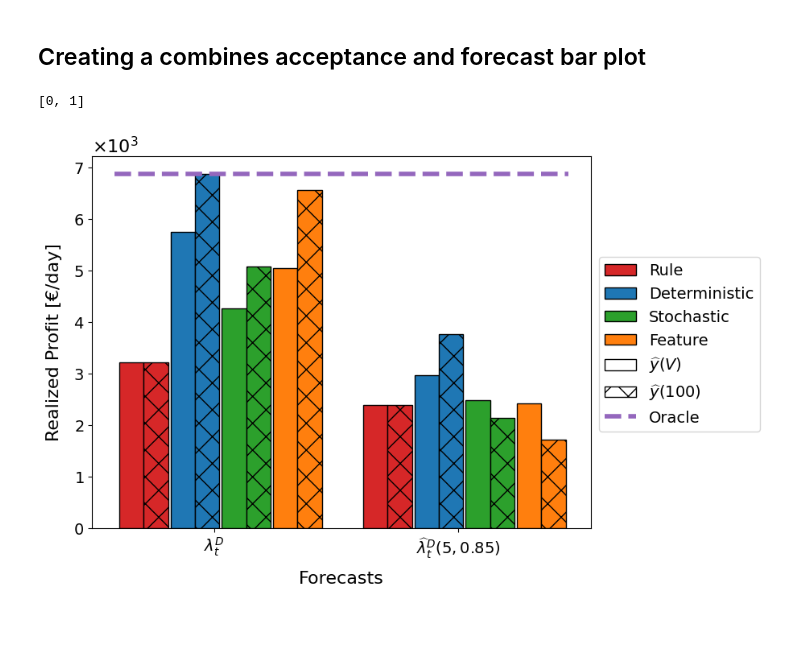
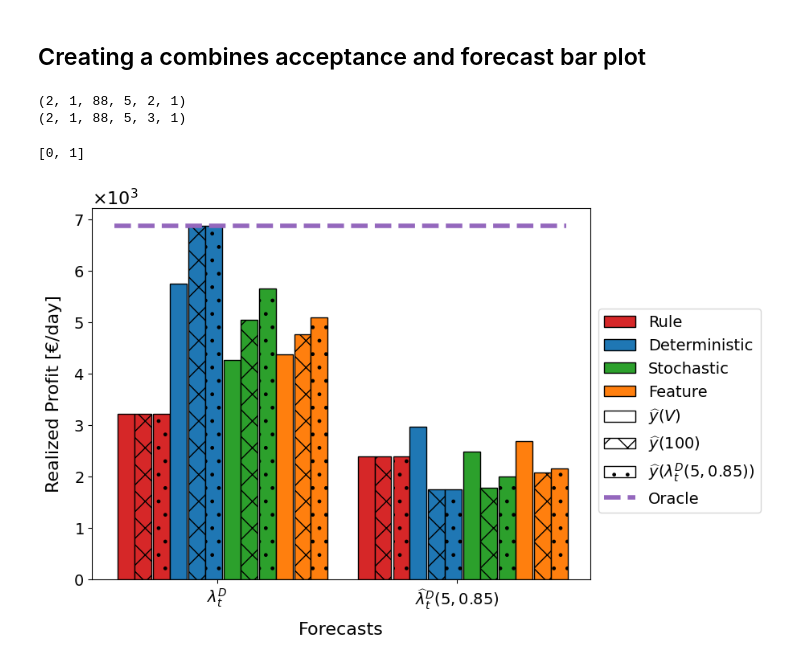
Before and after one commit to junesooshin/lightenup, a Jupyter notebook: Model and Result Examination/Results - Different forecast.ipynb, the cells around one changed output. Cells and saved outputs as stored; diff of their text form; code cells hidden in the pictures; blank space fills up the shorter version.

```diff
--- a/Model and Result Examination/Results - Different forecast.ipynb
+++ b/Model and Result Examination/Results - Different forecast.ipynb
@@ -77,6 +80,7 @@ df_Exp_Profit = json_to_df(current_directory + Add_on_path +  'Exp_profit.json')
 df_RT_Profit = json_to_df(current_directory + Add_on_path + 'RT_profit.json')
 print(df_RT_Profit)
 Array = Create_Array_from_Profit(df_Exp_Profit,df_RT_Profit,NumForecasts=2, SampleSizes=[5])
+Array_100per = Array[:,:,:,:,1,:]
 # %% [output]
          f1_d5_upd33_t34  f1_d5_upd74_t75  f2_d5_upd28_t29  f2_d5_upd59_t60
 sto          3012.754395      3279.770839       249.364082      1771.733825  \
@@ -112,13 +116,15 @@ plot_profit_Test(Array,PlotCase = "Forecasts", x_axis_label = "Forecasts", x_axi
 desktop_path = os.path.expanduser("~/Desktop")
 #os.chdir(desktop_path+'\DTU MSc\MSc thesis\git\lightenup')
 os.chdir(desktop_path+'\Thesis')
-Add_on_path = "\\Results\\Different forecasts\\Perfect Acceptance and volume sample\\"
+Add_on_path = "\\Results\\Different forecasts\\Forecast and Acceptance\\forecast Acceptance\\"
 current_directory = os.getcwd()  # Jupyter file take the current directory as where the jupyter file is located. Different than a .py file...
 df_Exp_Profit = json_to_df(current_directory + Add_on_path +  'Exp_profit.json')
 df_RT_Profit = json_to_df(current_directory + Add_on_path + 'RT_profit.json')
 print(df_RT_Profit)
+#Array = Create_Array_from_Profit(df_Exp_Profit,df_RT_Profit,NumForecasts=2, SampleSizes=[5])
 Array = Create_Array_from_Profit(df_Exp_Profit,df_RT_Profit,NumForecasts=2, SampleSizes=[5])
 Array_perfect = np.mean(Array,axis=2)
+Array_perf = Array[:,:,:,:,1,:]
 print(Array_perfect)
 x_axis_tick_label = ["$\lambda_{t}^{D}$","$\widehat{\lambda}_{t}^{D}(5,0.85)$"]
 x_axis_selection = [i for i in range(0,len(x_axis_tick_label))] # SampleSize[SampleSize_examination_idx] = 5
@@ -234,8 +240,8 @@ def plot_profit_Test(Array, PlotCase = "", Selected_models = ['Rule', 'Determini
     # Default settings
     color = ['C3', 'C0', 'C2', 'C1']  # Colors for the fourth dimension
     Model = ['Rule', 'Deterministic', 'Stochastic', 'Feature']
-    Profit_labels = ["$\widehat{y}(V)$","$\widehat{y}(100)$"]  # Fill patterns for the fifth dimension
-    Profit_patterns = ['', 'x']  # Fill patterns for the fifth dimension
+    Profit_labels = ["$\widehat{y}(V)$","$\widehat{y}(100)$","$\widehat{y}(\lambda^{D}_{t}(5,0.85))$"]  # Fill patterns for the fifth dimension
+    Profit_patterns = ['', 'x','.']  # Fill patterns for the fifth dimension
     # /   - diagonal hatching
     # \   - back diagonal
     # |   - vertical
@@ -387,8 +393,6 @@ def plot_profit_Test(Array, PlotCase = "", Selected_models = ['Rule', 'Determini
         ax.set_xticks([])
         ax.set_xlabel('')
 
-    # Set the y-axis tick size
-    ax.tick_params(axis='y', which='major', labelsize=20)
 
     ax.set_ylabel(y_axis_label, fontsize=16, labelpad=10)
     # Set the y-axis tick formatter
@@ -435,10 +435,30 @@ Array_V_100[:,:,:,:,0,:] = Array_V
+# %%
+
+Array_V_100_f = Array
+print(Array_V_100_f.shape)
+Array_V_100_f[:,:,:,:,0,:] = Array_V
+
+# Create an array of zeros with the desired shape
+zeros_array = np.zeros((2, 1, 88, 5, 1, 1))
+
+# Concatenate Array_V_100_f and the zeros array along the fourth dimension
+appended_array = np.concatenate((Array_V_100_f, zeros_array), axis=4)
+
+# Verify the shape of the appended array
+print(appended_array.shape)
+
+appended_array[:,:,:,:,1,:] = Array_100per
+appended_array[:,:,:,:,2,:] = Array_perf
+# %% [output]
+(2, 1, 88, 5, 2, 1)
+(2, 1, 88, 5, 3, 1)
 # %%
 x_axis_tick_label = ["$\lambda_{t}^{D}$","$\widehat{\lambda}_{t}^{D}(5,0.85)$"]
 x_axis_selection = [i for i in range(0,len(x_axis_tick_label))] # SampleSize[SampleSize_examination_idx] = 5
 print(x_axis_selection)
-Selected_Profit = ["$\widehat{y}(V)$","$\widehat{y}(100)$"]
-legends = ["Rule","Deterministic","Stochastic","Feature","Oracle","$\widehat{y}(V)$","$\widehat{y}(100)$"]
-plot_profit_Test(Array_V_100,PlotCase = "Forecasts", x_axis_label = "Forecasts", x_axis_selection = x_axis_selection, x_axis_tick_label = x_axis_tick_label, Selected_Profit = Selected_Profit, barwidth = 0.1,legends = legends,bbox_to_anchor=(1.0, 0.75), y_axis_label= 'Realized Profit [\u20AC/day]',pdf_name = 'Profit_bar_forecast',ShowEachTestDay = False,save = True)
+Selected_Profit = ["$\widehat{y}(V)$","$\widehat{y}(100)$","$\widehat{y}(\lambda^{D}_{t}(5,0.85))$"]
+legends = ["Rule","Deterministic","Stochastic","Feature","Oracle","$\widehat{y}(V)$","$\widehat{y}(100)$","$\widehat{y}(\lambda^{D}_{t}(5,0.85))$"]
+plot_profit_Test(appended_array,PlotCase = "Forecasts", x_axis_label = "Forecasts", x_axis_selection = x_axis_selection, x_axis_tick_label = x_axis_tick_label, Selected_Profit = Selected_Profit, barwidth = 0.07,legends = legends,bbox_to_anchor=(1.0, 0.75), y_axis_label= 'Realized Profit [\u20AC/day]',pdf_name = 'Profit_bar_forecast',ShowEachTestDay = False,save = True)
 # %% [output]
 [0, 1]
-[figure, old version]
+[figure, new version]
```
Also changed, not shown: parts of 15 cells of this notebook, 9 other files.
